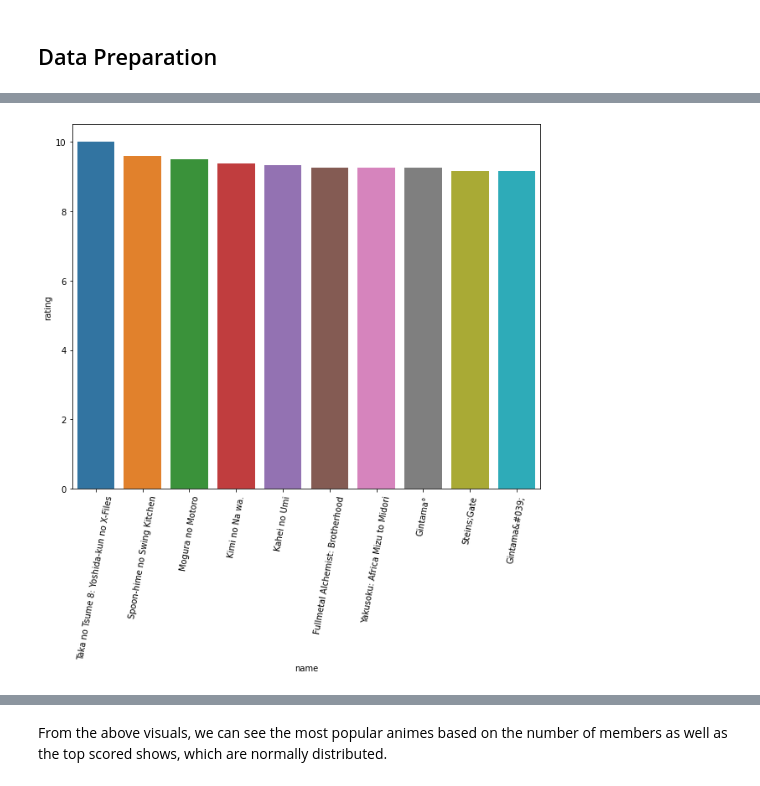
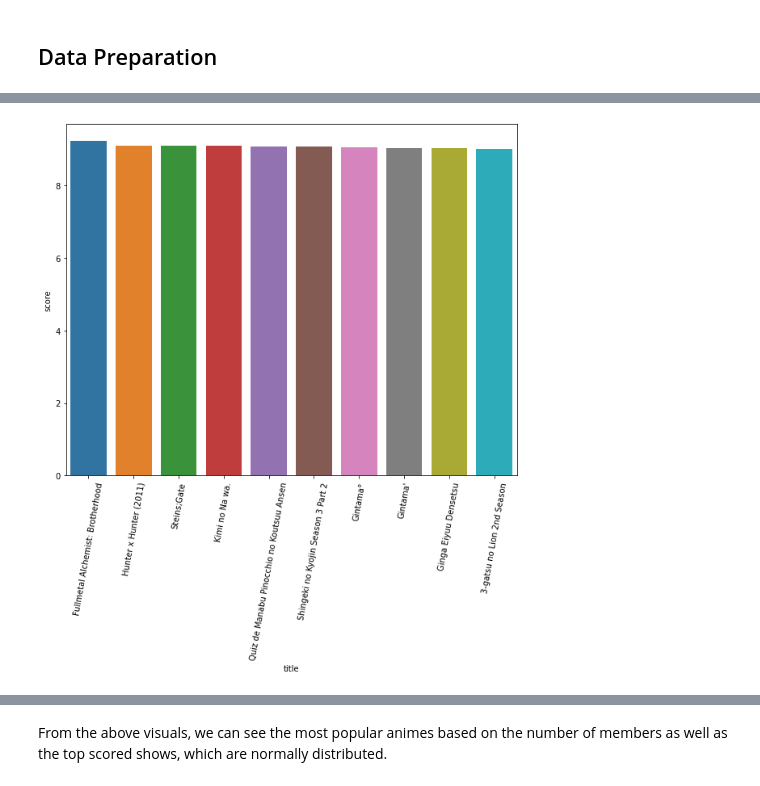
Before and after one commit to claragiurgiu/Anime-Recommendations, a Jupyter notebook: EDA_notebook.ipynb, the cells around one changed output, grey strips where cells are left out. Cells and saved outputs as stored; diff of their text form; code cells hidden in the pictures.

```diff
--- a/EDA_notebook.ipynb
+++ b/EDA_notebook.ipynb
@@ -81 +93,4 @@ False    12294
 dtype: int64
+# %%
+# dropping duplicates in place
+anime_df.drop_duplicates(inplace=True)
@@ -93,7 +117,14 @@ members       0
 dtype: int64
-# %%
-# dropping nulls
-anime_df = anime_df.dropna()
+# %%
+# removing nulls
+#dropping null synopsis
+anime_df.dropna(subset=['synopsis', 'episodes'], inplace=True)
+
+# replace null values for ranked with mean
+anime_df['ranked'] = anime_df['ranked'].fillna(anime_df['ranked'].mean())
+
+# replace null value for score with mean
+anime_df['score'] = anime_df['score'].fillna(anime_df['score'].mean())
 # %%
 # check
 anime_df.isna().sum()
@@ -144,5 +178,5 @@ plt.xticks(rotation=80);
 # %%
 # sorting by score
-top_10_rating = anime_df.sort_values(by='rating', ascending=False).head(10)
-top_10_rating
+top_10_score = anime_df.sort_values(by='score', ascending=False).head(10)
+top_10_score
 # %% [output]
@@ -160,8 +194,8 @@ top_10_rating
 # %%
 # visualizing by score
 fig, ax = plt.subplots(figsize=(10,8))
-sns.barplot(data=top_10_rating, x='name', y='rating')
+sns.barplot(data=top_10_score, x='title', y='score')
 plt.xticks(rotation=80);
 # %% [output]
-[figure, old version]
+[figure, new version]
 # %%
```
Also changed, not shown: parts of 28 cells of this notebook, 2 other files.
